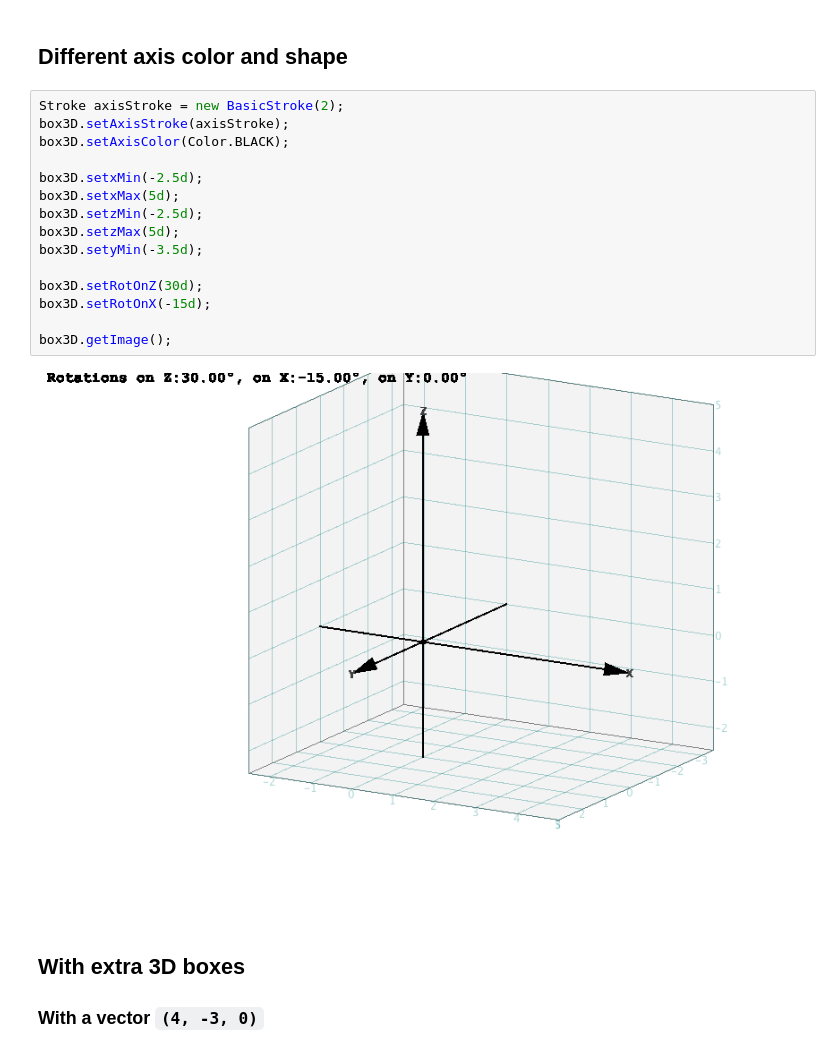
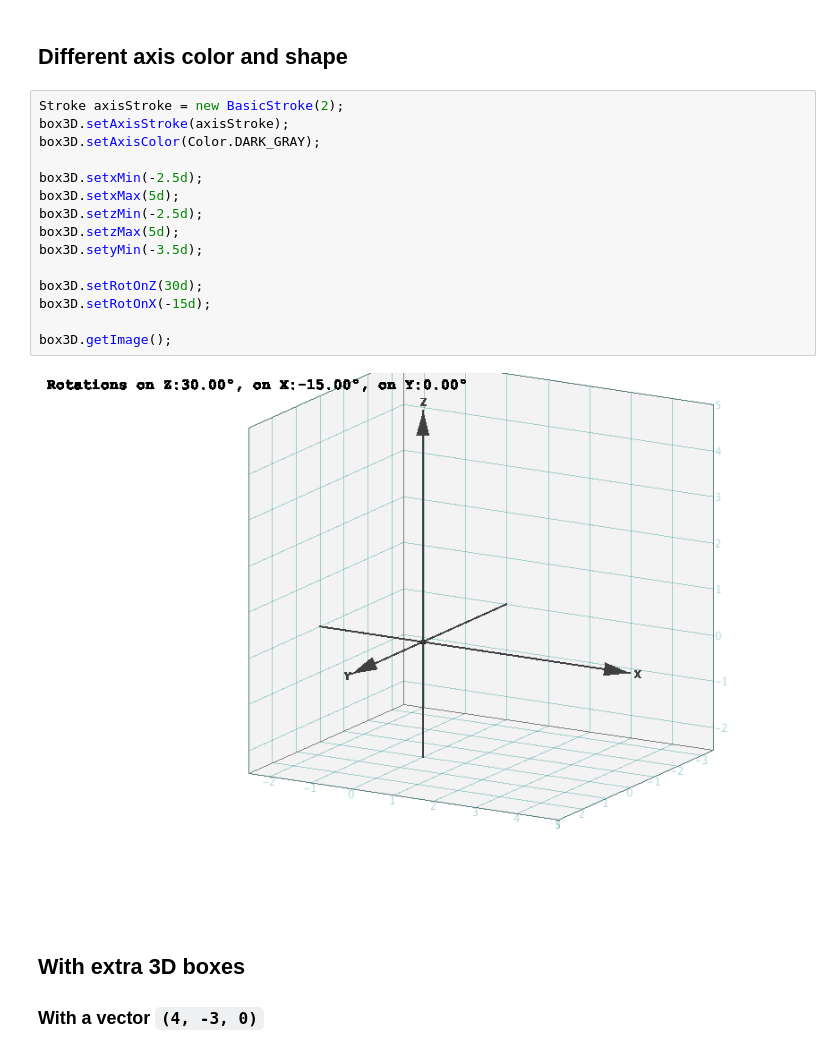
Before and after one commit to OlivierLD/Math-for-Programmers, a Jupyter notebook: Chapter 03/JavaChapter3Walkthrough.ipynb, the cells around one changed output. Saved outputs shown, nothing was run; the diff lists cells and outputs as text.

```diff
--- a/Chapter 03/JavaChapter3Walkthrough.ipynb
+++ b/Chapter 03/JavaChapter3Walkthrough.ipynb
@@ -35,20 +37,20 @@ box3D.getImage();
 # %%
 Stroke axisStroke = new BasicStroke(2);
 box3D.setAxisStroke(axisStroke);
-box3D.setAxisColor(Color.BLACK);
+box3D.setAxisColor(Color.DARK_GRAY);
 
 box3D.setxMin(-2.5d);
 box3D.setxMax(5d);
 box3D.setzMin(-2.5d);
 box3D.setzMax(5d);
 box3D.setyMin(-3.5d);
 
 box3D.setRotOnZ(30d);
 box3D.setRotOnX(-15d);
 
 box3D.getImage();
 # %% [output]
-[figure, old version]
+[figure, new version]
 # %% [markdown]
 ## With extra 3D boxes
 ### With a vector `(4, -3, 0)`
```
Also changed, not shown: parts of 4 cells of this notebook, 1 other file.
